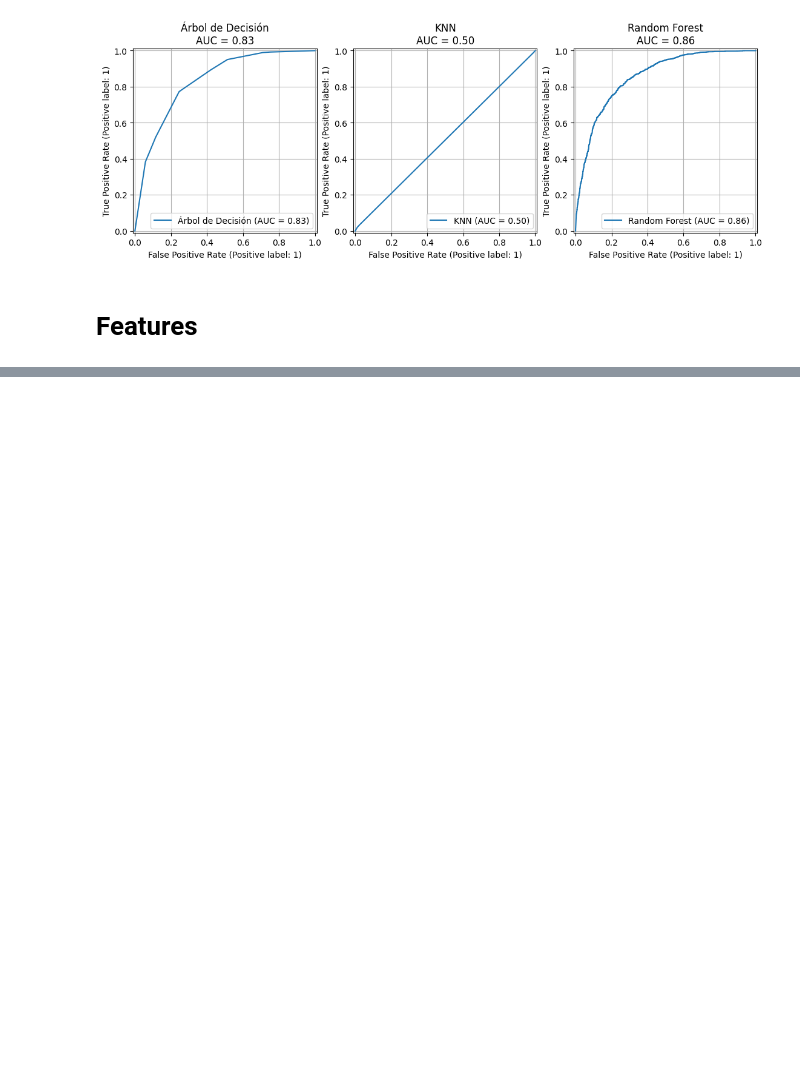
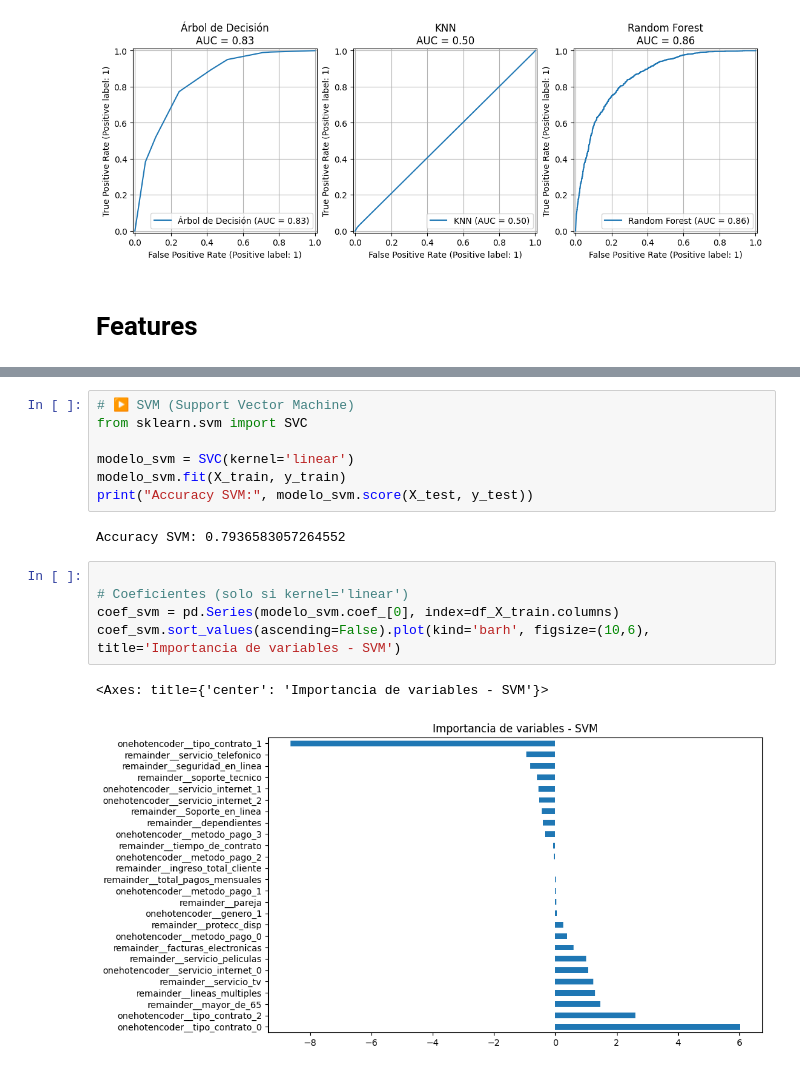
Before and after one commit to arnaldourbina/desafio_telecom_x_2, a Jupyter notebook: Desafio_TelecomX2.ipynb, the cells around one changed output, grey strips where cells are left out. Saved outputs shown, nothing was run; the diff lists cells and outputs as text; blank space fills up the shorter version.

```diff
--- a/Desafio_TelecomX2.ipynb
+++ b/Desafio_TelecomX2.ipynb
@@ -453,0 +492,17 @@ from statsmodels.stats.outliers_influence import variance_inflation_factor as vi
+# %%
+# ▶️ SVM (Support Vector Machine)
+from sklearn.svm import SVC
+
+modelo_svm = SVC(kernel='linear')
+modelo_svm.fit(X_train, y_train)
+print("Accuracy SVM:", modelo_svm.score(X_test, y_test))
+# %% [output]
+Accuracy SVM: 0.7936583057264552
+# %%
+
+# Coeficientes (solo si kernel='linear')
+coef_svm = pd.Series(modelo_svm.coef_[0], index=df_X_train.columns)
+coef_svm.sort_values(ascending=False).plot(kind='barh', figsize=(10,6), title='Importancia de variables - SVM')
+# %% [output]
+<Axes: title={'center': 'Importancia de variables - SVM'}>
+[figure, added]
```
Also changed, not shown: parts of 13 cells of this notebook.
